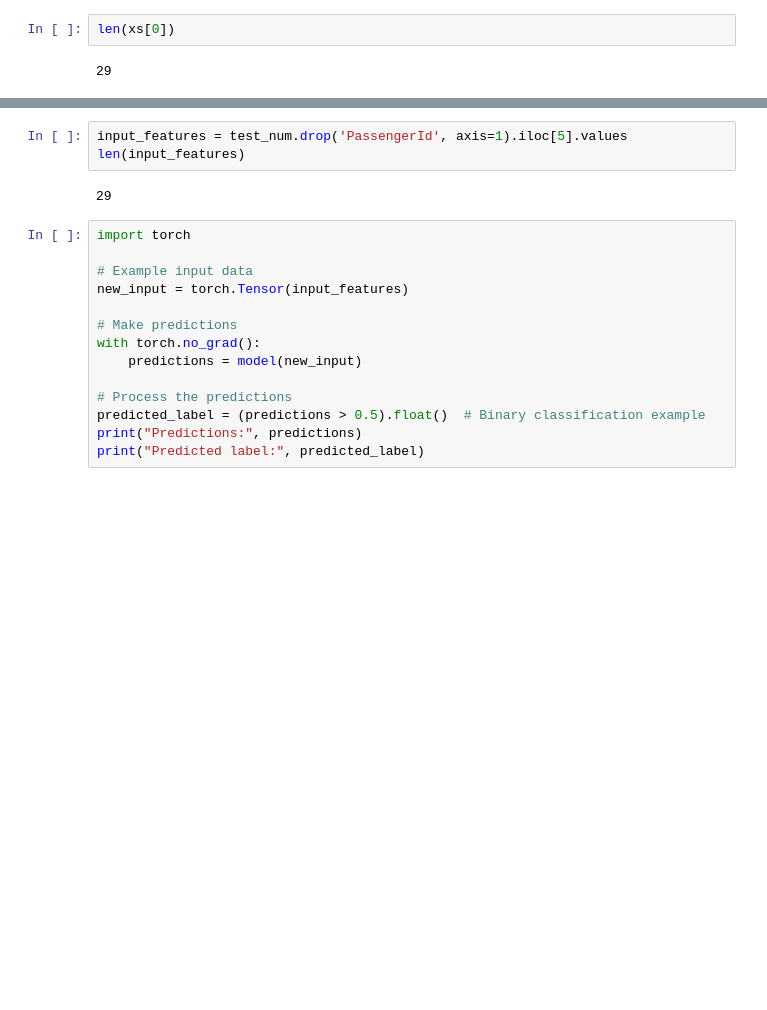
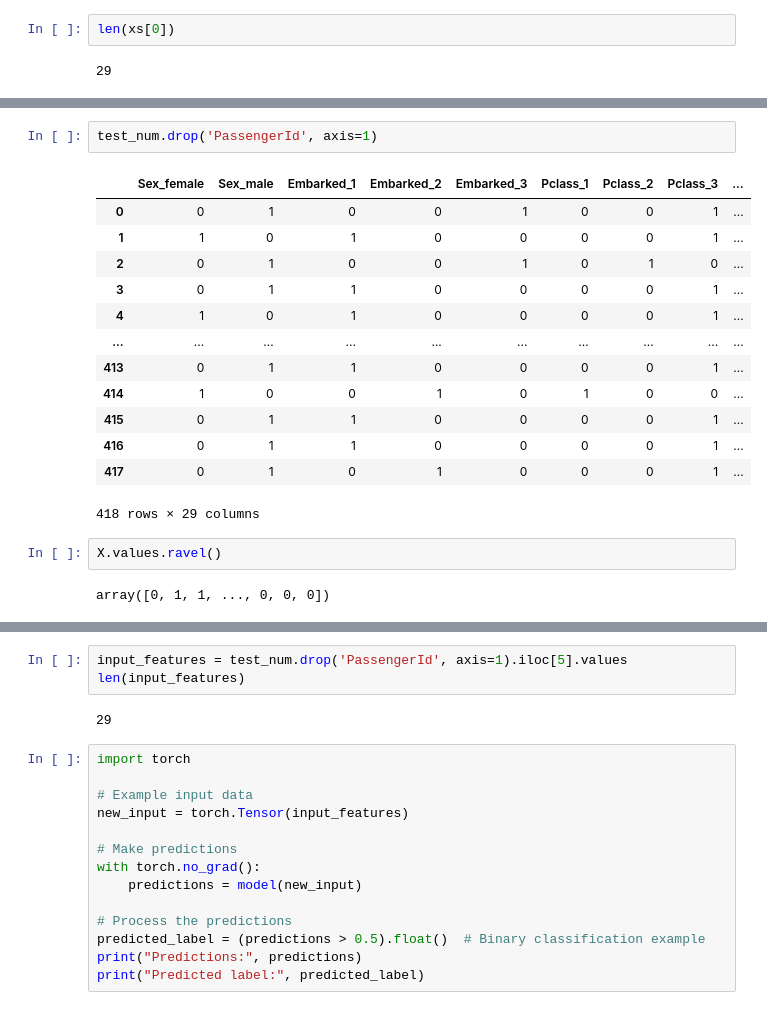
Before and after one commit to jijinexp/kaggle-competitions, a Jupyter notebook: titanic-disaster.ipynb, the cells around one changed output, grey strips where cells are left out. Cells and saved outputs as stored; diff of their text form; blank space fills up the shorter version.

```diff
--- a/titanic-disaster.ipynb
+++ b/titanic-disaster.ipynb
@@ -534 +605,21 @@ Epoch [1000/1000], Train Loss: 0.1978, Val Loss: 0.4331, Accuracy: 80.97%
 Training finished!
+# %%
+test_num.drop('PassengerId', axis=1)
+# %% [output]
+|  | Sex_female | Sex_male | Embarked_1 | Embarked_2 | Embarked_3 | Pclass_1 | Pclass_2 | Pclass_3 | ... |
+| 0 | 0 | 1 | 0 | 0 | 1 | 0 | 0 | 1 | ... |
+| 1 | 1 | 0 | 1 | 0 | 0 | 0 | 0 | 1 | ... |
+| 2 | 0 | 1 | 0 | 0 | 1 | 0 | 1 | 0 | ... |
+| 3 | 0 | 1 | 1 | 0 | 0 | 0 | 0 | 1 | ... |
+| 4 | 1 | 0 | 1 | 0 | 0 | 0 | 0 | 1 | ... |
+| ... | ... | ... | ... | ... | ... | ... | ... | ... | ... |
+| 413 | 0 | 1 | 1 | 0 | 0 | 0 | 0 | 1 | ... |
+| 414 | 1 | 0 | 0 | 1 | 0 | 1 | 0 | 0 | ... |
+| 415 | 0 | 1 | 1 | 0 | 0 | 0 | 0 | 1 | ... |
+| 416 | 0 | 1 | 1 | 0 | 0 | 0 | 0 | 1 | ... |
+| 417 | 0 | 1 | 0 | 1 | 0 | 0 | 0 | 1 | ... |
+418 rows × 29 columns
+# %%
+X.values.ravel()
+# %% [output]
+array([0, 1, 1, ..., 0, 0, 0])
```
Also changed, not shown: parts of 13 cells of this notebook.
